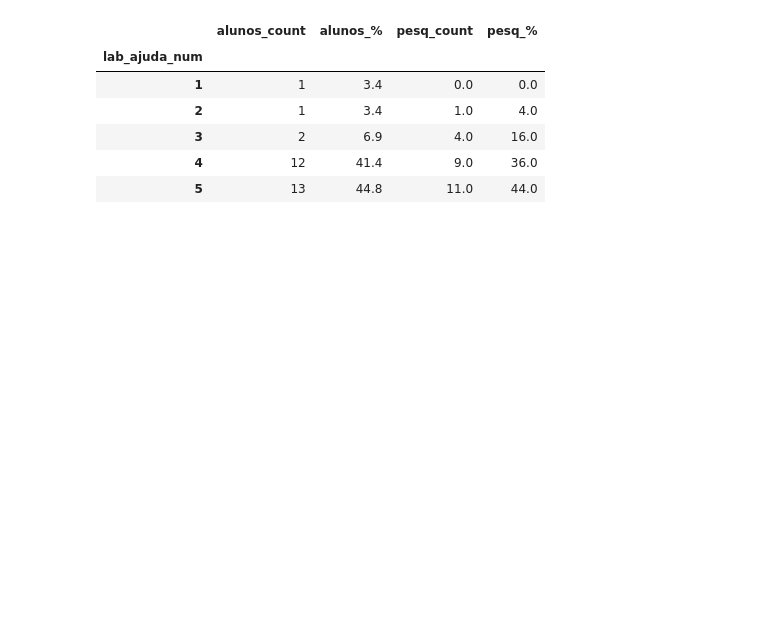
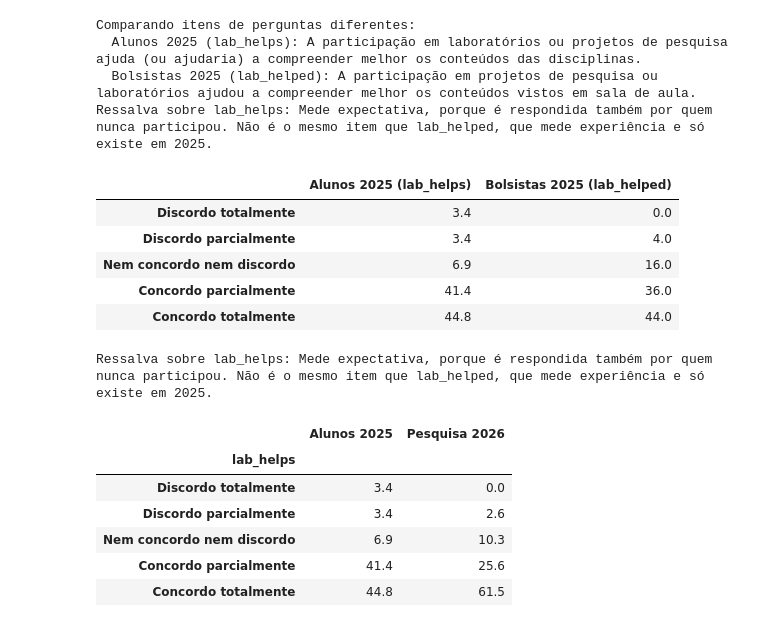
Before and after one commit to Gabriel-c0Nsp/analise-motivacao, a Jupyter notebook: analise-motivacao.ipynb, the cells around one changed output. Cells and saved outputs as stored; diff of their text form; code cells hidden in the pictures; blank space fills up the shorter version.

```diff
--- a/analise-motivacao.ipynb
+++ b/analise-motivacao.ipynb
@@ -26,3 +40,6 @@ from IPython.display import display
 # %%
-alunos = pd.read_csv("dados/alunos_geral.csv")
-pesquisadores = pd.read_csv("dados/bolsistas.csv")
+datasets = load_all()
+
+students_2025_06 = datasets["students_2025_06"]
+researchers_2025_06 = datasets["researchers_2025_06"]
+students_researchers_2026_04 = datasets["students_researchers_2026_04"]
@@ -976,23 +610,26 @@ display(crosstab_rowperc(pesquisadores, "bolsa_suficiente_num", "pensou_desistir
 # %%
-# alunos
-al_counts = alunos["lab_ajuda_num"].value_counts().sort_index()
-al_perc = (al_counts / al_counts.sum() * 100).round(1)
+display(compare_items([
+    ("students_2025_06", "lab_helps"),
+    ("researchers_2025_06", "lab_helped"),
+]))
 
-# pesquisadores
-pes_counts = pesquisadores["lab_ajuda_num"].value_counts().sort_index()
-pes_perc = (pes_counts / pes_counts.sum() * 100).round(1)
-
-pd.DataFrame({
-    "alunos_count": al_counts,
-    "alunos_%": al_perc,
-    "pesq_count": pes_counts,
-    "pesq_%": pes_perc,
-}).fillna(0)
+display(compare_freq([students_2025_06, students_researchers_2026_04], "lab_helps"))
 # %% [output]
+Comparando itens de perguntas diferentes:
+  Alunos 2025 (lab_helps): A participação em laboratórios ou projetos de pesquisa ajuda (ou ajudaria) a compreender melhor os conteúdos das disciplinas.
+  Bolsistas 2025 (lab_helped): A participação em projetos de pesquisa ou laboratórios ajudou a compreender melhor os conteúdos vistos em sala de aula.
+Ressalva sobre lab_helps: Mede expectativa, porque é respondida também por quem nunca participou. Não é o mesmo item que lab_helped, que mede experiência e só existe em 2025.
-|  | alunos_count | alunos_% | pesq_count | pesq_% |
-| lab_ajuda_num |  |  |  |  |
-| 1 | 1 | 3.4 | 0.0 | 0.0 |
-| 2 | 1 | 3.4 | 1.0 | 4.0 |
-| 3 | 2 | 6.9 | 4.0 | 16.0 |
-| 4 | 12 | 41.4 | 9.0 | 36.0 |
-| 5 | 13 | 44.8 | 11.0 | 44.0 |
+|  | Alunos 2025 (lab_helps) | Bolsistas 2025 (lab_helped) |
+| Discordo totalmente | 3.4 | 0.0 |
+| Discordo parcialmente | 3.4 | 4.0 |
+| Nem concordo nem discordo | 6.9 | 16.0 |
+| Concordo parcialmente | 41.4 | 36.0 |
+| Concordo totalmente | 44.8 | 44.0 |
+Ressalva sobre lab_helps: Mede expectativa, porque é respondida também por quem nunca participou. Não é o mesmo item que lab_helped, que mede experiência e só existe em 2025.
+|  | Alunos 2025 | Pesquisa 2026 |
+| lab_helps |  |  |
+| Discordo totalmente | 3.4 | 0.0 |
+| Discordo parcialmente | 3.4 | 2.6 |
+| Nem concordo nem discordo | 6.9 | 10.3 |
+| Concordo parcialmente | 41.4 | 25.6 |
+| Concordo totalmente | 44.8 | 61.5 |
```
Also changed, not shown: parts of 54 cells of this notebook.
